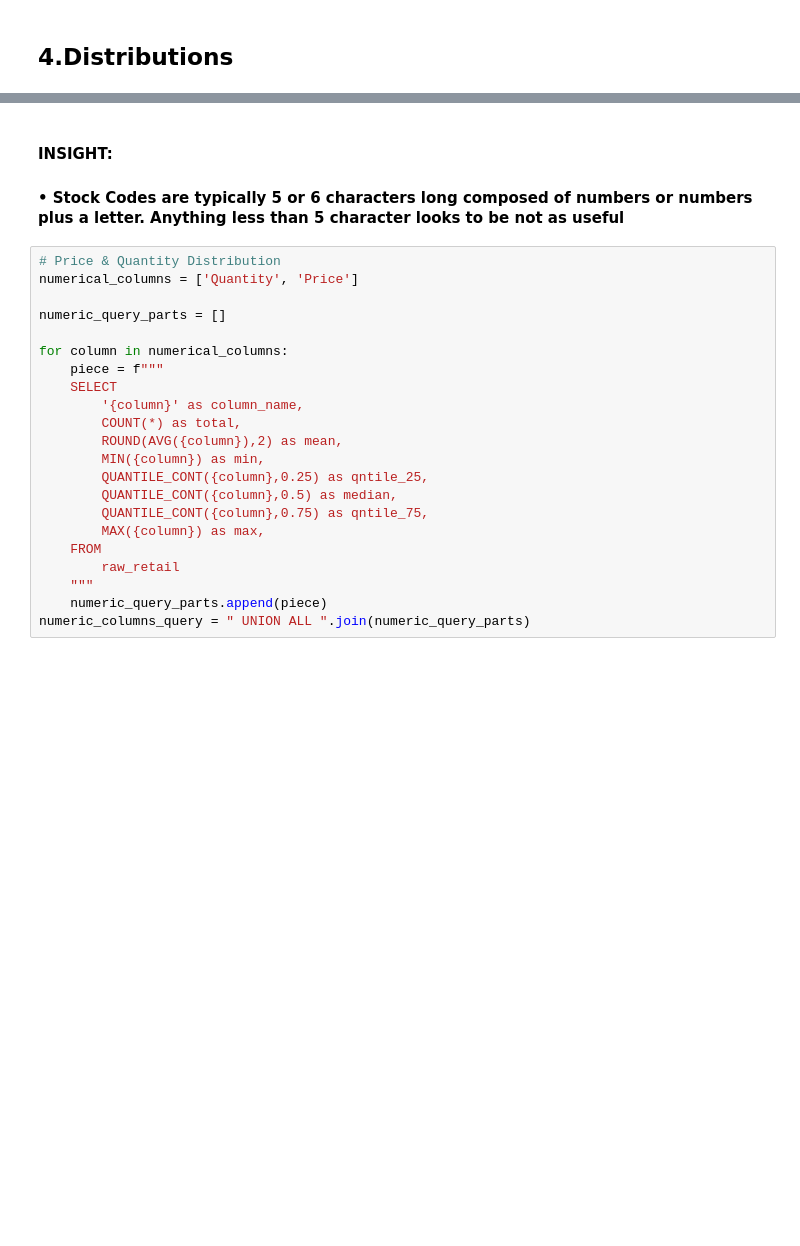
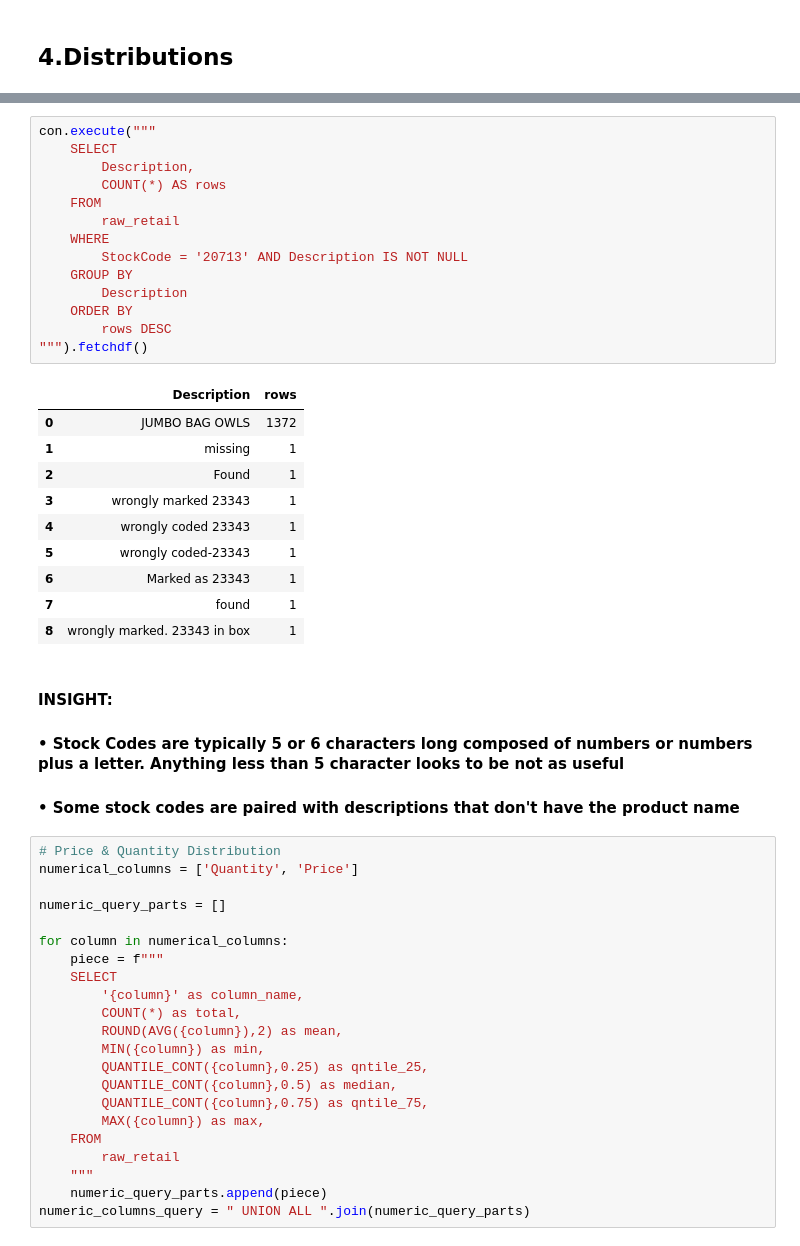
Before and after one commit to Hahm7/online_retail_analysis, a Jupyter notebook: notebooks/audit.ipynb, the cells around one changed output, grey strips where cells are left out. Saved outputs shown, nothing was run; the diff lists cells and outputs as text; blank space fills up the shorter version.

```diff
--- a/notebooks/audit.ipynb
+++ b/notebooks/audit.ipynb
@@ -290,6 +363,32 @@ con.execute("""
+# %%
+con.execute("""
+    SELECT
+        Description,
+        COUNT(*) AS rows
+    FROM
+        raw_retail
+    WHERE
+        StockCode = '20713' AND Description IS NOT NULL
+    GROUP BY
+        Description
+    ORDER BY
+        rows DESC
+""").fetchdf()
+# %% [output]
+|  | Description | rows |
+| 0 | JUMBO BAG OWLS | 1372 |
+| 1 | missing | 1 |
+| 2 | Found | 1 |
+| 3 | wrongly marked 23343 | 1 |
+| 4 | wrongly coded 23343 | 1 |
+| 5 | wrongly coded-23343 | 1 |
+| 6 | Marked as 23343 | 1 |
+| 7 | found | 1 |
+| 8 | wrongly marked. 23343 in box | 1 |
 # %% [markdown]
 #### INSIGHT:
 #### • Stock Codes are typically 5 or 6 characters long composed of numbers or numbers plus a letter. Anything less than 5 character looks to be not as useful
+#### • Some stock codes are paired with descriptions that don't have the product name
 # %%
 # Price & Quantity Distribution
 numerical_columns = ['Quantity', 'Price']
```
Also changed, not shown: parts of 6 cells of this notebook, 2 other files.
